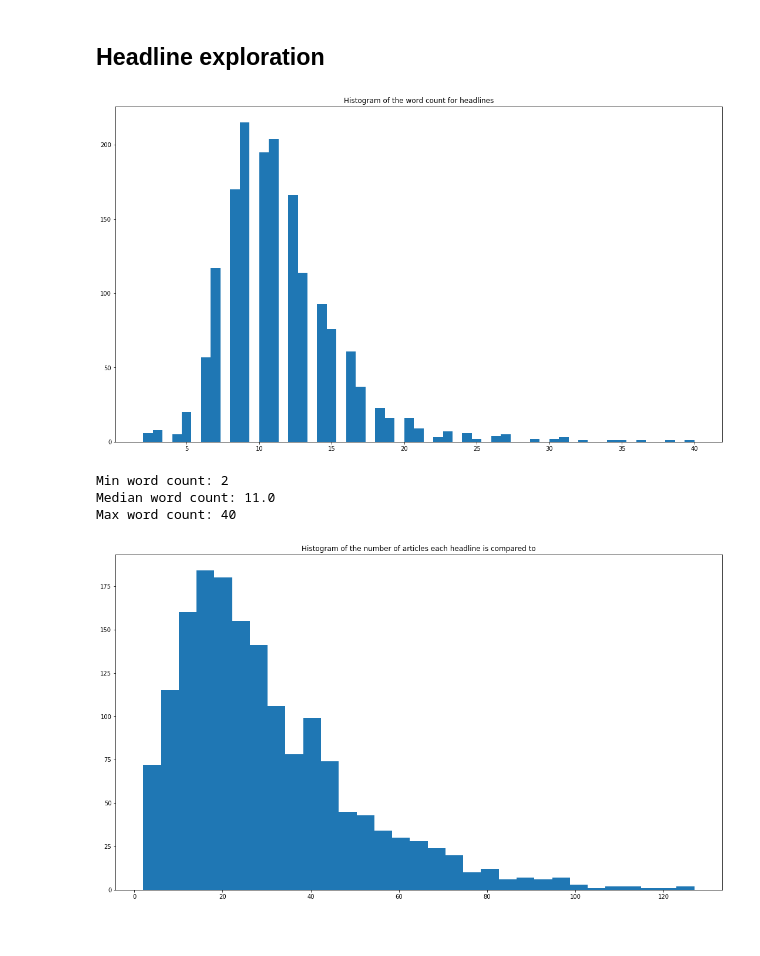
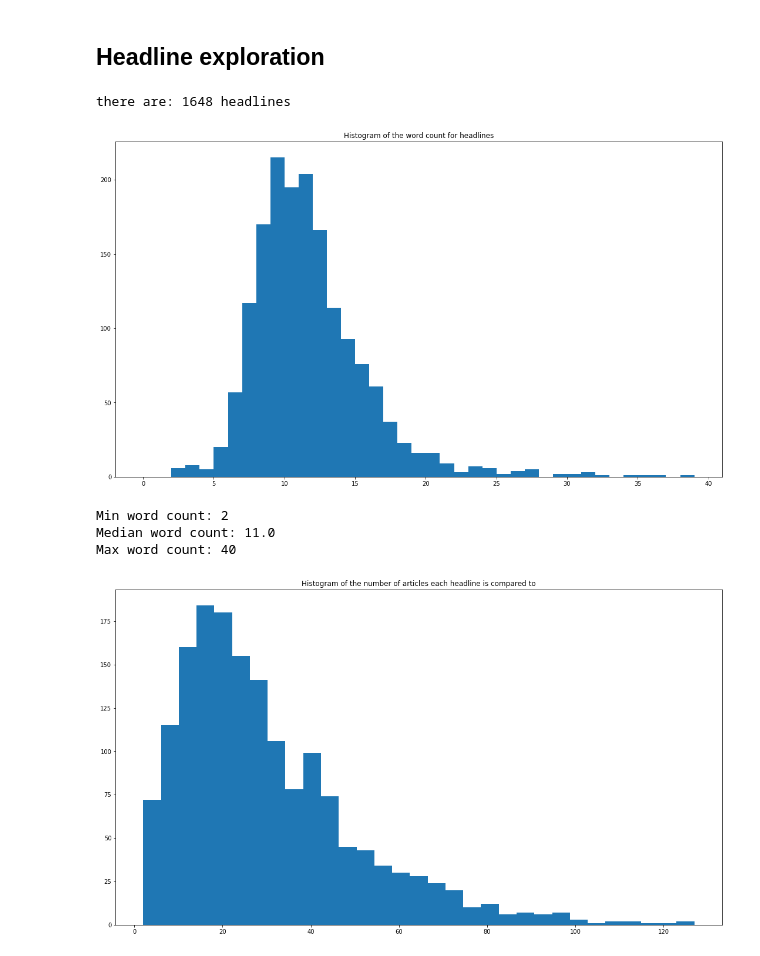
Before and after one commit to goddenrich/fake-news-challenge, a Jupyter notebook: Dataset_exploration.ipynb, the cells around one changed output. Cells and saved outputs as stored; diff of their text form; code cells hidden in the pictures.

Commit message:
further exploration of headlines and stances;

```diff
--- a/Dataset_exploration.ipynb
+++ b/Dataset_exploration.ipynb
@@ -170,17 +170,20 @@ headlines = headlines.drop_duplicates(subset=['Headline'])
 headlines['language']=headlines.apply(lambda row: detect_language(row['Headline']), axis=1)
 headlines['wordCount']=headlines.apply(lambda row: len(row['Headline'].split()), axis=1)
 headlines['sentenceCount']=headlines.apply(lambda row: row['Headline'].count('.')+row['Headline'].count('?')+row['Headline'].count('!'), axis=1)
+print 'there are:', len(headlines), 'headlines'
+# %% [output]
+there are: 1648 headlines
 # %%
 plt.figure(figsize=(18.5, 10.5))
 a = headlines['wordCount']  # deterministic random data
-plt.hist(a.as_matrix(), bins='auto')  # plt.hist passes it's arguments to np.histogram
+plt.hist(a.as_matrix(), bins=np.arange(0,40,1))  # plt.hist passes it's arguments to np.histogram
 plt.title("Histogram of the word count for headlines")
 plt.show()
 print'Min word count:', a.min()
 print'Median word count:', a.median()
 print'Max word count:', a.max()
 # %% [output]
-[figure, old version]
+[figure, new version]
 Min word count: 2
 Median word count: 11.0
 Max word count: 40
```
Also changed, not shown: parts of 8 cells of this notebook.
